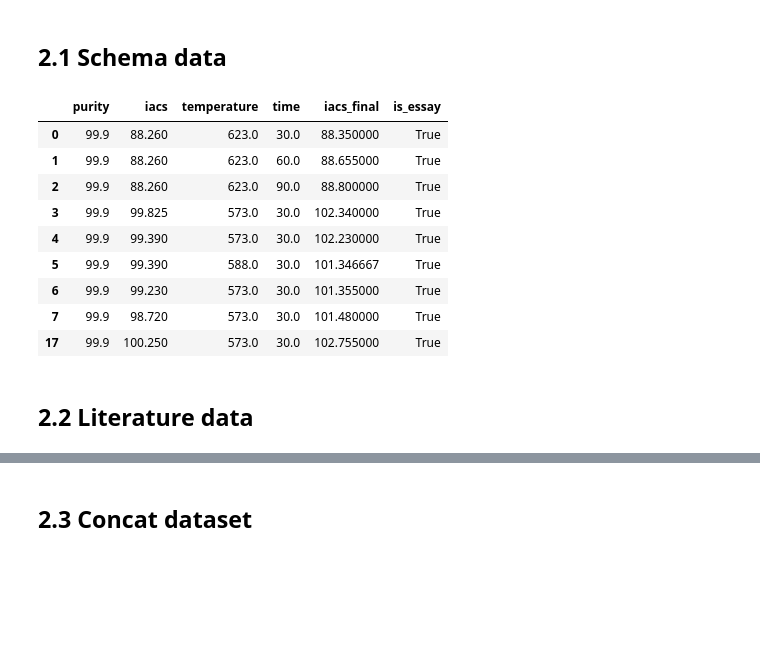
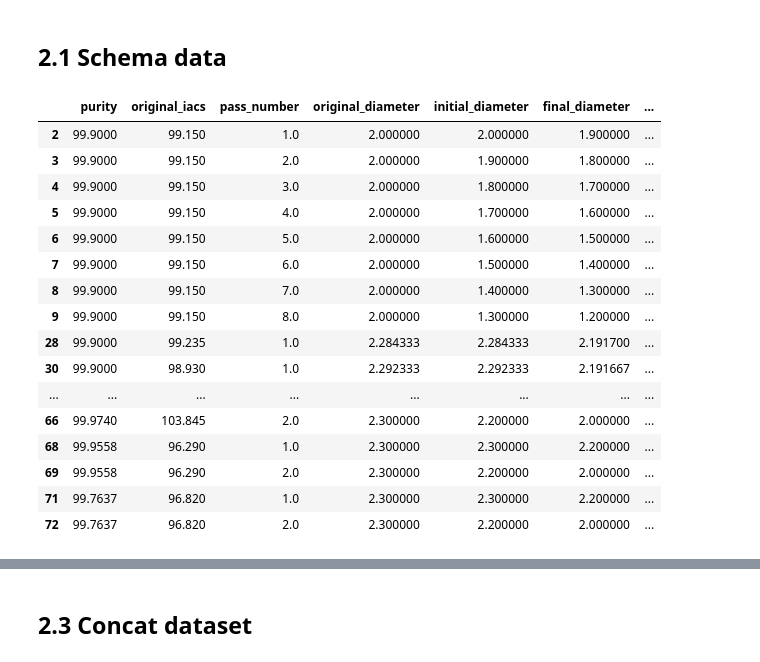
Before and after one commit to FelipeMFO-RM/uncertainty-aware-predictors, a Jupyter notebook: notebooks/modeling/cold_drawing_iacs.ipynb, the cells around one changed output, grey strips where cells are left out. Drawn from its saved outputs; the diff is of its cells as text; code cells hidden in the pictures; blank space fills up the shorter version.

```diff
--- a/notebooks/modeling/cold_drawing_iacs.ipynb
+++ b/notebooks/modeling/cold_drawing_iacs.ipynb
@@ -70,7 +70,7 @@ TAG = "full-features_no-weight"
 # ---- Paths ----
 # Essays are the likely IACS source (per the glossary, conductivity gets
 # many more measurements than mechanical tests). Adjust to the actual export.
-FILE_NAME = "dataset_cold-drawing_iacs_essays_<DATE>.csv"
+FILE_NAME = "schema_cold-drawing_essays_280726.csv"
 
 PROCESS = "cold_drawing_iacs"
 
@@ -90,7 +90,7 @@ FEATURES = [
     "final_diameter",
     "total_strain",
     "reduction_ratio",
-    "initial_iacs",               # state feature: previous pass's final IACS
+    # "initial_iacs",               # state feature: previous pass's final IACS
     # "grain_size",               # <- uncomment to chain the GS surrogate
     # "grain_size_final",         #    (see header for the two conventions)
 ]
@@ -131,20 +131,25 @@ Y_MAX = 105.0
 ## 2.1 Schema data
 # %%
 # Schema dataset. Mark essay rows EXPLICITLY (used later for weight_col).
-df_raw_schema = pd.read_csv(os.path.join(varv.PATHS.data_raw, FILE_NAME_SCHEMA_DATA))
+df_raw_schema = pd.read_csv(os.path.join(varv.PATHS.data_raw, FILE_NAME))
 df_schema = df_raw_schema[FEATURES + [TARGET]].dropna()
 df_schema["is_essay"] = True
 df_schema
 # %% [output]
-|  | purity | iacs | temperature | time | iacs_final | is_essay |
-| 0 | 99.9 | 88.260 | 623.0 | 30.0 | 88.350000 | True |
-| 1 | 99.9 | 88.260 | 623.0 | 60.0 | 88.655000 | True |
-| 2 | 99.9 | 88.260 | 623.0 | 90.0 | 88.800000 | True |
-| 3 | 99.9 | 99.825 | 573.0 | 30.0 | 102.340000 | True |
-| 4 | 99.9 | 99.390 | 573.0 | 30.0 | 102.230000 | True |
-| 5 | 99.9 | 99.390 | 588.0 | 30.0 | 101.346667 | True |
-| 6 | 99.9 | 99.230 | 573.0 | 30.0 | 101.355000 | True |
-| 7 | 99.9 | 98.720 | 573.0 | 30.0 | 101.480000 | True |
-| 17 | 99.9 | 100.250 | 573.0 | 30.0 | 102.755000 | True |
+|  | purity | original_iacs | pass_number | original_diameter | initial_diameter | final_diameter | ... |
+| 2 | 99.9000 | 99.150 | 1.0 | 2.000000 | 2.000000 | 1.900000 | ... |
+| 3 | 99.9000 | 99.150 | 2.0 | 2.000000 | 1.900000 | 1.800000 | ... |
+| 4 | 99.9000 | 99.150 | 3.0 | 2.000000 | 1.800000 | 1.700000 | ... |
+| 5 | 99.9000 | 99.150 | 4.0 | 2.000000 | 1.700000 | 1.600000 | ... |
+| 6 | 99.9000 | 99.150 | 5.0 | 2.000000 | 1.600000 | 1.500000 | ... |
+| 7 | 99.9000 | 99.150 | 6.0 | 2.000000 | 1.500000 | 1.400000 | ... |
+| 8 | 99.9000 | 99.150 | 7.0 | 2.000000 | 1.400000 | 1.300000 | ... |
+| 9 | 99.9000 | 99.150 | 8.0 | 2.000000 | 1.300000 | 1.200000 | ... |
+| 28 | 99.9000 | 99.235 | 1.0 | 2.284333 | 2.284333 | 2.191700 | ... |
+| 30 | 99.9000 | 98.930 | 1.0 | 2.292333 | 2.292333 | 2.191667 | ... |
+| ... | ... | ... | ... | ... | ... | ... | ... |
+| 66 | 99.9740 | 103.845 | 2.0 | 2.300000 | 2.200000 | 2.000000 | ... |
+| 68 | 99.9558 | 96.290 | 1.0 | 2.300000 | 2.300000 | 2.200000 | ... |
+| 69 | 99.9558 | 96.290 | 2.0 | 2.300000 | 2.200000 | 2.000000 | ... |
+| 71 | 99.7637 | 96.820 | 1.0 | 2.300000 | 2.300000 | 2.200000 | ... |
+| 72 | 99.7637 | 96.820 | 2.0 | 2.300000 | 2.200000 | 2.000000 | ... |
-# %% [markdown]
-## 2.2 Literature data
```
Also changed, not shown: parts of 2 cells of this notebook, 4 other files.
